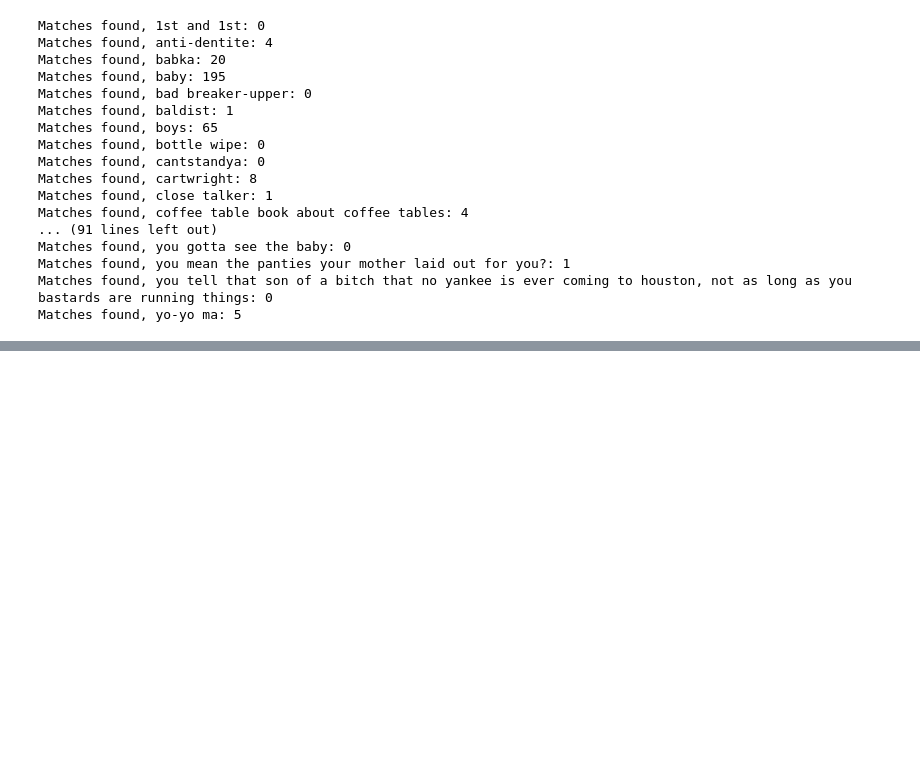
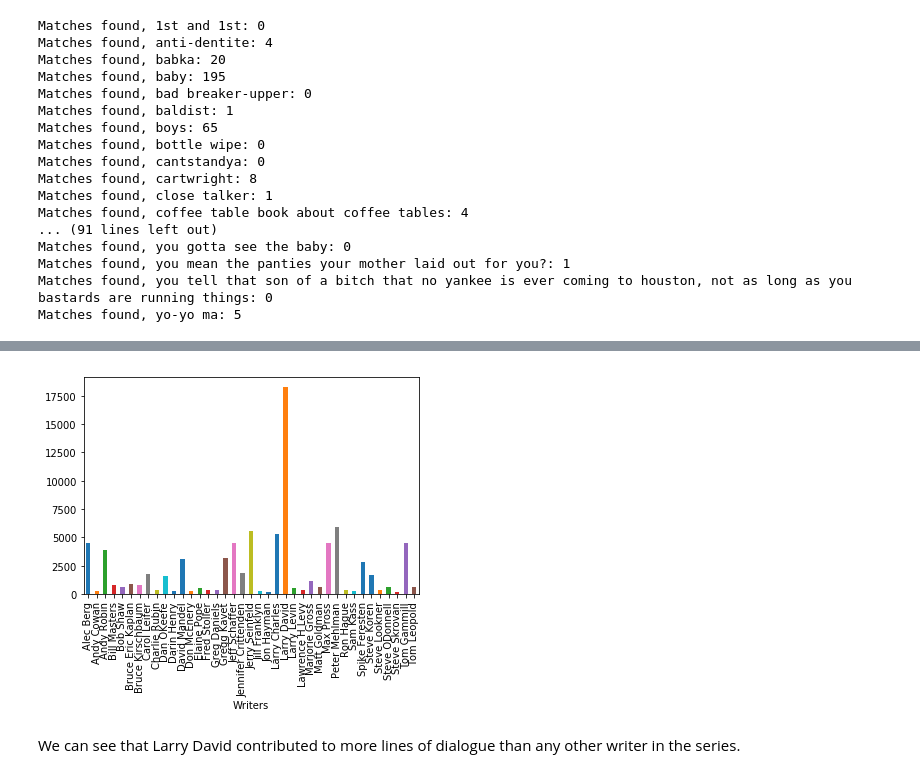
Before and after one commit to wwells/CUNY_DATA_620_GROUP, a Jupyter notebook: Final_Project/DATA_620_NLP.ipynb, the cells around one changed output, grey strips where cells are left out. Cells and saved outputs as stored; diff of their text form; code cells hidden in the pictures; blank space fills up the shorter version.

Commit message:
separated dialogue based on Larry David writing

```diff
--- a/Final_Project/DATA_620_NLP.ipynb
+++ b/Final_Project/DATA_620_NLP.ipynb
@@ -246,3 +246,6 @@ Matches found, you gotta see the baby: 0
 Matches found, you mean the panties your mother laid out for you?: 1
 Matches found, you tell that son of a bitch that no yankee is ever coming to houston, not as long as you bastards are running things: 0
 Matches found, yo-yo ma: 5
+# %%
+writers = pd.read_csv('C:\\Users\\Nate\\Documents\\GitHub\\CUNY_DATA_620_GROUP\\Final_Project\\Data\\Seinfield_Writers.csv')
+writers.head(10)
@@ -248,0 +264,3 @@ Matches found, yo-yo ma: 5
+# %%
+writer_dialogue = pd.merge(writers, dialogue, how='right',on=['SEID', 'SEID'])
+writer_dialogue.tail(5)
@@ -248,0 +284,9 @@ Matches found, yo-yo ma: 5
+# %%
+# adapted from https://towardsdatascience.com/multi-class-text-classification-with-scikit-learn-12f1e60e0a9f
+
+writer_dialogue.groupby('Writers').SEID.count().plot.bar(ylim=0)
+plt.show()
+# %% [output]
+[figure, added]
+# %% [markdown]
+We can see that Larry David contributed to more lines of dialogue than any other writer in the series.
```
Also changed, not shown: parts of 7 cells of this notebook.
